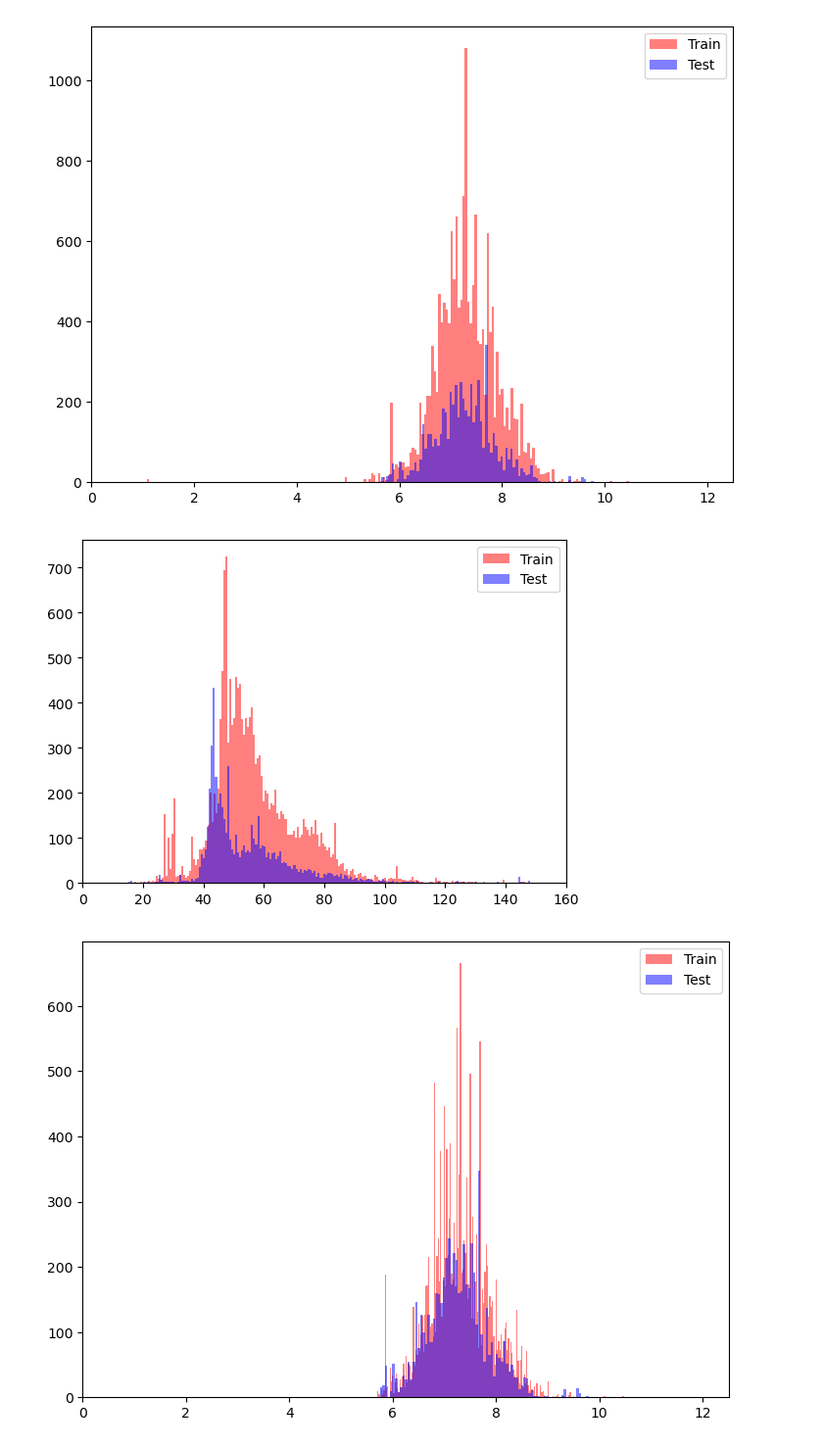
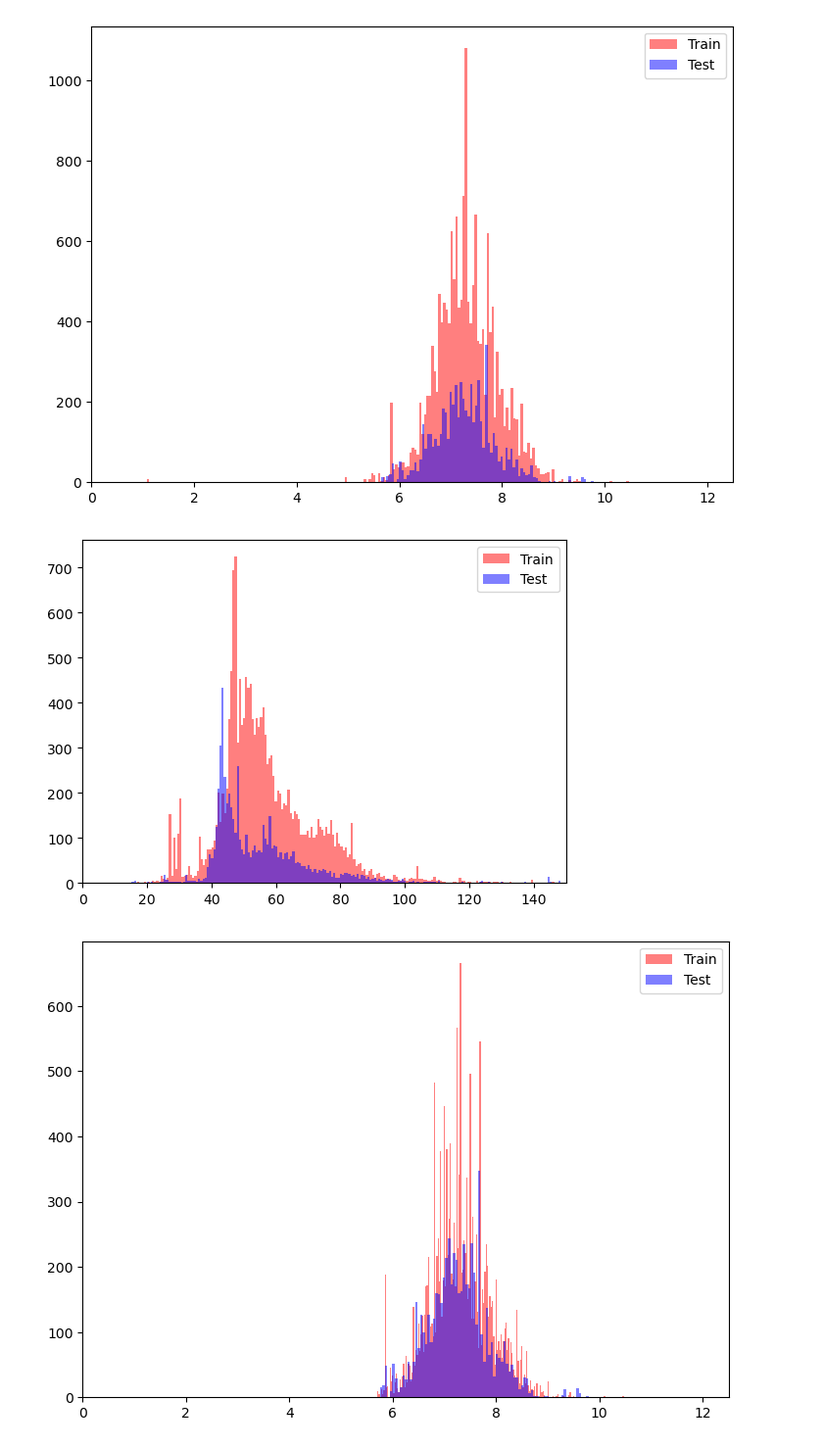
Before and after one commit to BLacuesta3/Sprint-10-Project, a Jupyter notebook: Sprint 10 Project Notebook.ipynb, the cells around one changed output. Shown at 98% size. Drawn from its saved outputs; the diff is of its cells as text; code cells hidden in the pictures.

```diff
--- a/Sprint 10 Project Notebook.ipynb
+++ b/Sprint 10 Project Notebook.ipynb
@@ -717,16 +717,16 @@ r_feed_test_2 = data_test['rougher.input.feed_size']
 # %%
 plt.figure(figsize=(14, 10))
 plt.subplot(2, 2, 1)
 plt.hist(r_feed_train_2, bins=200, alpha=0.5, label='Train', color='red')
 plt.hist(r_feed_test_2, bins=200, alpha=0.5, label='Test', color='blue')
 plt.legend(loc='upper right')
 
-plt.xlim(0, 160)
+plt.xlim(0, 150)
 
 plt.tight_layout
 plt.show()
 # %% [output]
-[figure, old version]
+[figure, new version]
 # %%
 data_train = data_train[(data_train['primary_cleaner.input.feed_size'] < 0) |  (data_train['primary_cleaner.input.feed_size'] > 5.7)]
 pc_feed_train_2 = data_train['primary_cleaner.input.feed_size']
```
